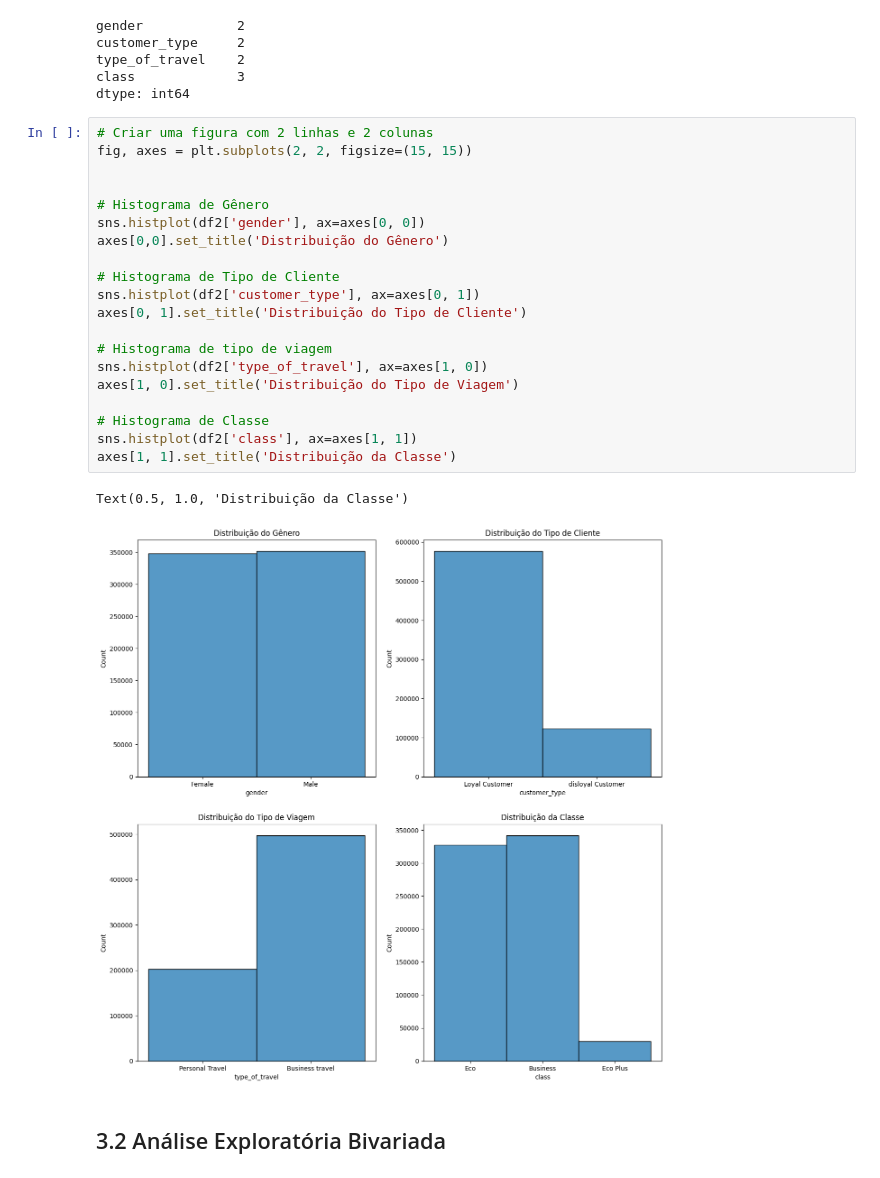
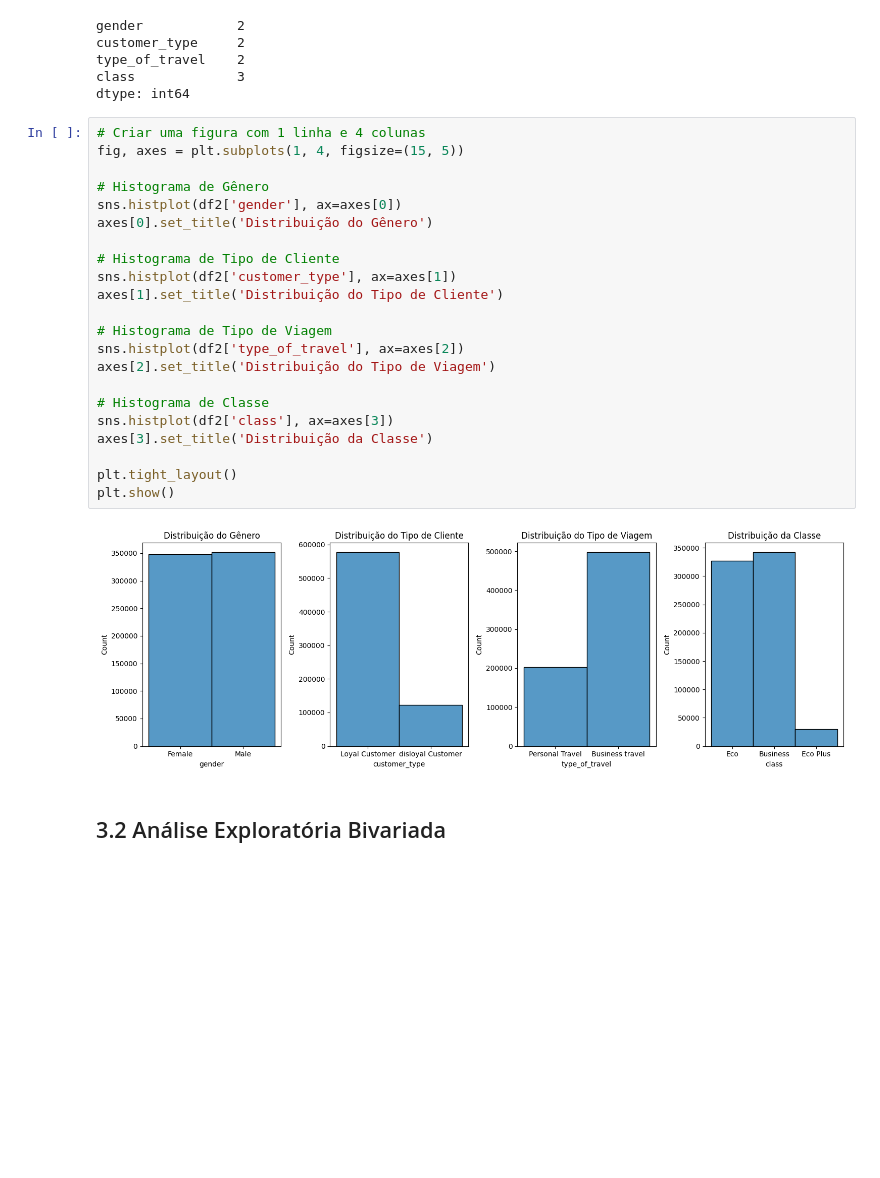
Before and after one commit to Data-Projects1/airline_satisfaction, a Jupyter notebook: notebooks/02.analise_satisf-validacao_hipoteses.ipynb, the cells around one changed output. Drawn from its saved outputs; the diff is of its cells as text; blank space fills up the shorter version.

```diff
--- a/notebooks/02.analise_satisf-validacao_hipoteses.ipynb
+++ b/notebooks/02.analise_satisf-validacao_hipoteses.ipynb
@@ -535,28 +535,29 @@ type_of_travel    2
 class             3
 dtype: int64
 # %%
-# Criar uma figura com 2 linhas e 2 colunas
-fig, axes = plt.subplots(2, 2, figsize=(15, 15))
-
+# Criar uma figura com 1 linha e 4 colunas
+fig, axes = plt.subplots(1, 4, figsize=(15, 5))
 
 # Histograma de Gênero
-sns.histplot(df2['gender'], ax=axes[0, 0])
-axes[0,0].set_title('Distribuição do Gênero')
+sns.histplot(df2['gender'], ax=axes[0])
+axes[0].set_title('Distribuição do Gênero')
 
 # Histograma de Tipo de Cliente
-sns.histplot(df2['customer_type'], ax=axes[0, 1])
-axes[0, 1].set_title('Distribuição do Tipo de Cliente')
+sns.histplot(df2['customer_type'], ax=axes[1])
+axes[1].set_title('Distribuição do Tipo de Cliente')
 
-# Histograma de tipo de viagem
-sns.histplot(df2['type_of_travel'], ax=axes[1, 0])
-axes[1, 0].set_title('Distribuição do Tipo de Viagem')
+# Histograma de Tipo de Viagem
+sns.histplot(df2['type_of_travel'], ax=axes[2])
+axes[2].set_title('Distribuição do Tipo de Viagem')
 
 # Histograma de Classe
-sns.histplot(df2['class'], ax=axes[1, 1])
-axes[1, 1].set_title('Distribuição da Classe')
+sns.histplot(df2['class'], ax=axes[3])
+axes[3].set_title('Distribuição da Classe')
+
+plt.tight_layout()
+plt.show()
 # %% [output]
-Text(0.5, 1.0, 'Distribuição da Classe')
-[figure, old version]
+[figure, new version]
 # %% [markdown]
 ## 3.2 Análise Exploratória Bivariada
 # %% [markdown]
```
Also changed, not shown: parts of 3 cells of this notebook.
